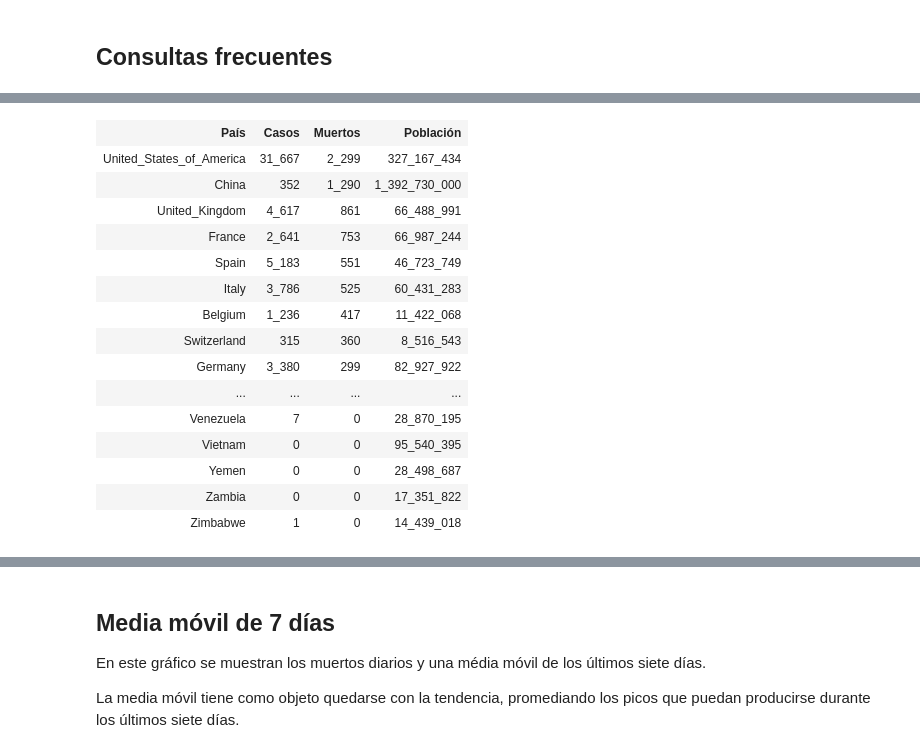
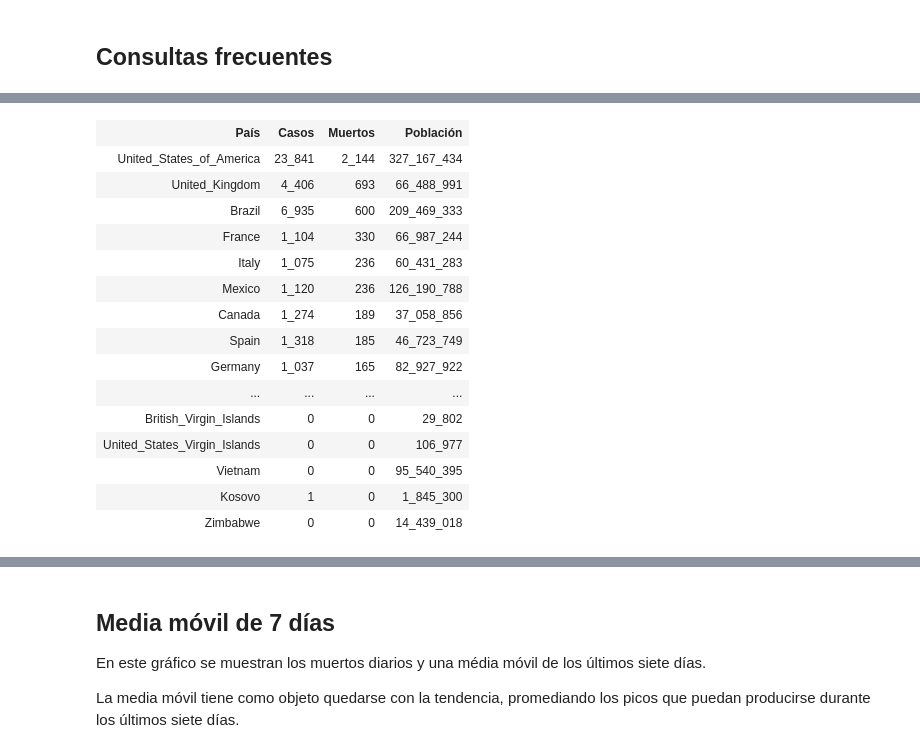
Before and after one commit to dbuendiab/coronavirus, a Jupyter notebook: Coronavirus 3 - Gráfica.ipynb, the cells around one changed output, grey strips where cells are left out. Cells and saved outputs as stored; diff of their text form; code cells hidden in the pictures.

```diff
--- a/Coronavirus 3 - Gráfica.ipynb
+++ b/Coronavirus 3 - Gráfica.ipynb
@@ -382,37 +384,46 @@ display(HTML(get_table(filas, columnas )))
 # %%
 ## Muertos en el último día por países, en orden decreciente ----
 from IPython.display import display, HTML
 
 cur.execute('''
-SELECT countriesAndTerritories AS paises,
+SELECT a.countriesAndTerritories AS paises, -- a.dateISO, b.dateISOmax, b.countriesAndTerritories,
     cases, deaths, popData2018
-FROM covid
-WHERE dateISO = (SELECT MAX(dateISO) FROM covid)
-ORDER BY 3 DESC
+FROM covid AS a
+INNER JOIN (
+    SELECT geoId, countriesAndTerritories, MAX(dateISO) as dateISOmax
+    FROM covid
+    GROUP BY geoId, countriesAndTerritories
+) AS b
+ON a.geoId = b.geoId AND a.dateISO = b.dateISOmax
+-- WHERE dateISO = (SELECT MAX(dateISO) FROM covid WHERE countriesAndTerritories = a.countriesAndTerritories)
+ORDER BY deaths DESC
 ''')
 
 rows = cur.fetchall()
+#print(rows)
+#assert False
+
 columnas = ('País','Casos','Muertos','Población')
-filas = ((f"{x[0]:30.30}", f"{x[1]:>7_}", f"{x[2]:>6_}", f"{x[3]:>13_.0f}") for x in rows)
+filas = ((f"{x[0]:30.30}", f"{x[1]:>7_}", f"{x[2]:>6_}", f"{x[3]:>13_.0f}") for x in rows if isinstance(x[3], (int, float)))
 
 display(HTML(get_table(filas, columnas )))
 # %% [output]
 | País | Casos | Muertos | Población |
-| United_States_of_America | 31_667 | 2_299 | 327_167_434 |
-| China | 352 | 1_290 | 1_392_730_000 |
-| United_Kingdom | 4_617 | 861 | 66_488_991 |
-| France | 2_641 | 753 | 66_987_244 |
-| Spain | 5_183 | 551 | 46_723_749 |
-| Italy | 3_786 | 525 | 60_431_283 |
-| Belgium | 1_236 | 417 | 11_422_068 |
-| Switzerland | 315 | 360 | 8_516_543 |
-| Germany | 3_380 | 299 | 82_927_922 |
+| United_States_of_America | 23_841 | 2_144 | 327_167_434 |
+| United_Kingdom | 4_406 | 693 | 66_488_991 |
+| Brazil | 6_935 | 600 | 209_469_333 |
+| France | 1_104 | 330 | 66_987_244 |
+| Italy | 1_075 | 236 | 60_431_283 |
+| Mexico | 1_120 | 236 | 126_190_788 |
+| Canada | 1_274 | 189 | 37_058_856 |
+| Spain | 1_318 | 185 | 46_723_749 |
+| Germany | 1_037 | 165 | 82_927_922 |
 | ... | ... | ... | ... |
-| Venezuela | 7 | 0 | 28_870_195 |
+| British_Virgin_Islands | 0 | 0 | 29_802 |
+| United_States_Virgin_Islands | 0 | 0 | 106_977 |
 | Vietnam | 0 | 0 | 95_540_395 |
-| Yemen | 0 | 0 | 28_498_687 |
-| Zambia | 0 | 0 | 17_351_822 |
-| Zimbabwe | 1 | 0 | 14_439_018 |
+| Kosovo | 1 | 0 | 1_845_300 |
+| Zimbabwe | 0 | 0 | 14_439_018 |
 # %%
 # Código para ver evolución casos/muertes por país ----
 import ipywidgets as widgets
```
Also changed, not shown: parts of 8 cells of this notebook.
